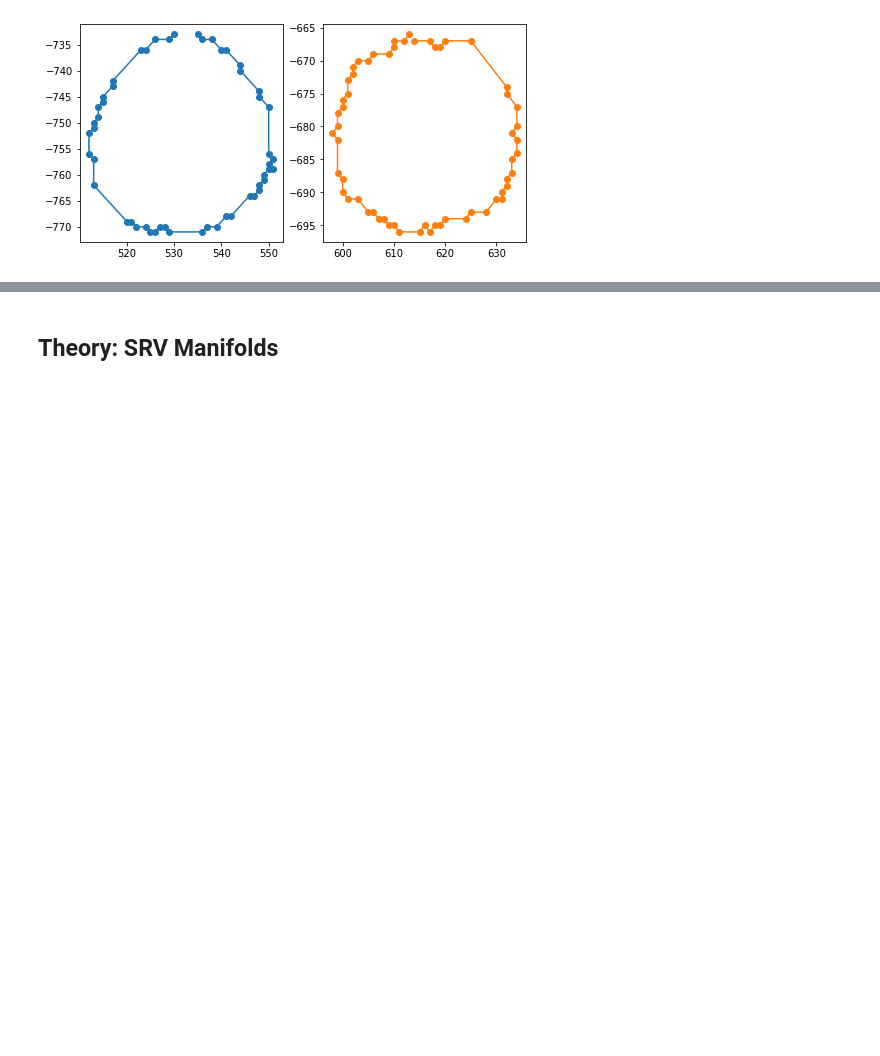
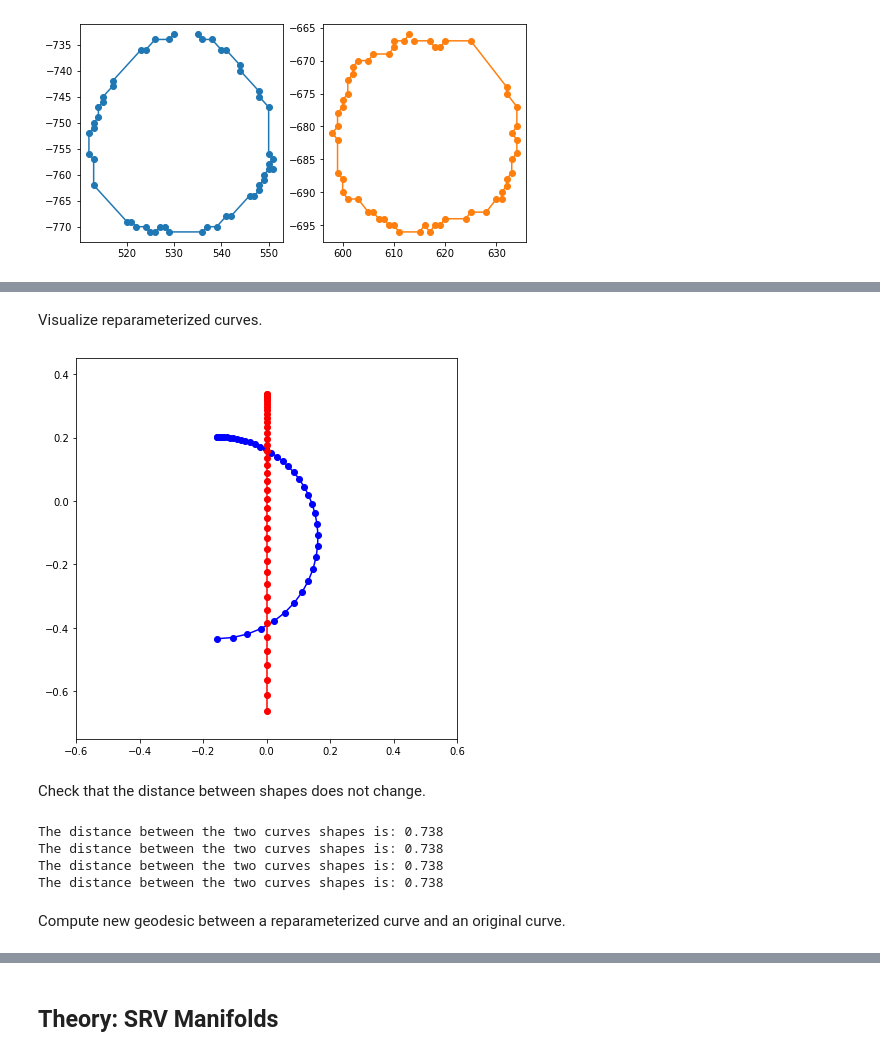
Before and after one commit to geometric-intelligence/ece594n, a Jupyter notebook: lectures/02_b_curves.ipynb, the cells around one changed output, grey strips where cells are left out. Drawn from its saved outputs; the diff is of its cells as text; code cells hidden in the pictures; blank space fills up the shorter version.

```diff
--- a/lectures/02_b_curves.ipynb
+++ b/lectures/02_b_curves.ipynb
@@ -149,0 +257,35 @@ axes[0].plot(cells[2][:, 0], cells[2][:, 1], "C0", marker="o"); axes[1].plot(cel
+# %%
+reparam_curve_a = parametrized_curve_a(sampling_points ** 2)
+reparam_curve_a -= np.mean(reparam_curve_a, axis=0)
+reparam_curve_b = parametrized_curve_b(sampling_points ** 2)
+reparam_curve_b -= np.mean(reparam_curve_b, axis=0)
+# %% [markdown]
+Visualize reparameterized curves.
+# %%
+fig, ax = plt.subplots(1, 1, figsize=(7, 7))
+ax.plot(reparam_curve_a[:, 0], reparam_curve_a[:, 1], "o-b")
+ax.plot(reparam_curve_b[:, 0], reparam_curve_b[:, 1], "o-r")
+ax.set_aspect('equal'); ax.set_ylim((-0.75, 0.45)); ax.set_xlim((-0.6, 0.6));
+# %% [output]
+[figure, added]
+# %% [markdown]
+Check that the distance between shapes does not change.
+# %%
+dist_ab = metric.dist(curve_a, curve_b)
+print(f"The distance between the two curves shapes is: {dist_ab:.3f}")
+
+dist_ab = metric.dist(reparam_curve_a, curve_b)
+print(f"The distance between the two curves shapes is: {dist_ab:.3f}")
+
+dist_ab = metric.dist(curve_a, reparam_curve_b)
+print(f"The distance between the two curves shapes is: {dist_ab:.3f}")
+
+dist_ab = metric.dist(reparam_curve_a, reparam_curve_b)
+print(f"The distance between the two curves shapes is: {dist_ab:.3f}")
+# %% [output]
+The distance between the two curves shapes is: 0.738
+The distance between the two curves shapes is: 0.738
+The distance between the two curves shapes is: 0.738
+The distance between the two curves shapes is: 0.738
+# %% [markdown]
+Compute new geodesic between a reparameterized curve and an original curve.
```
Also changed, not shown: parts of 23 cells of this notebook, 1 other file.
